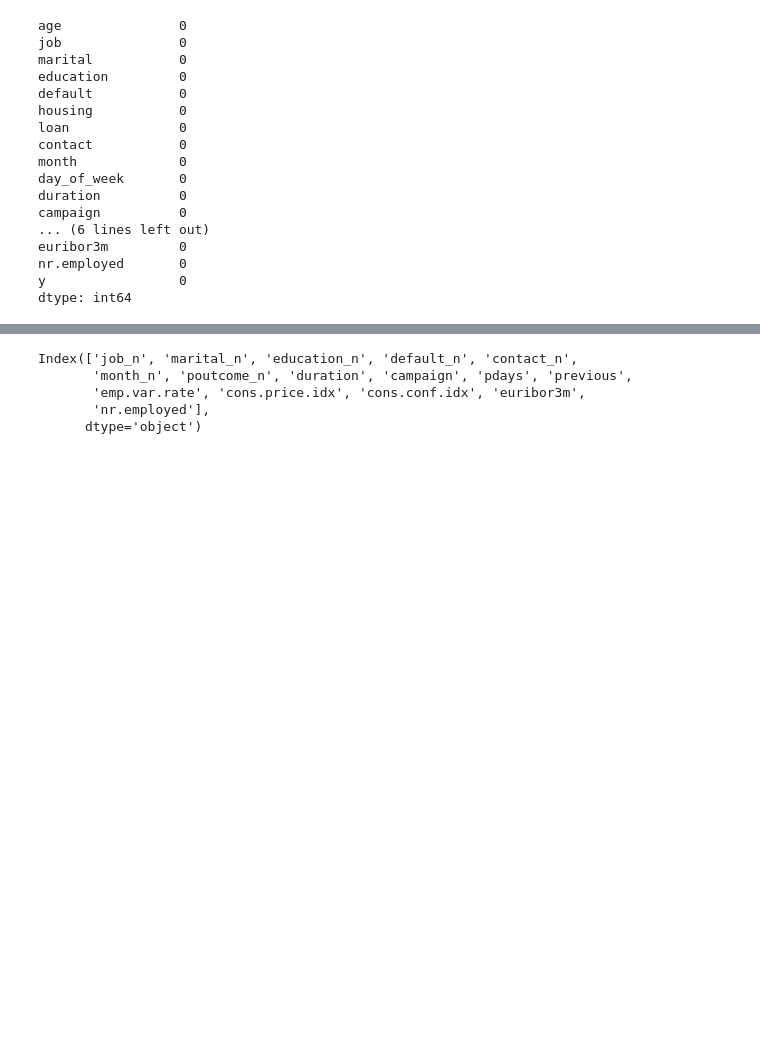
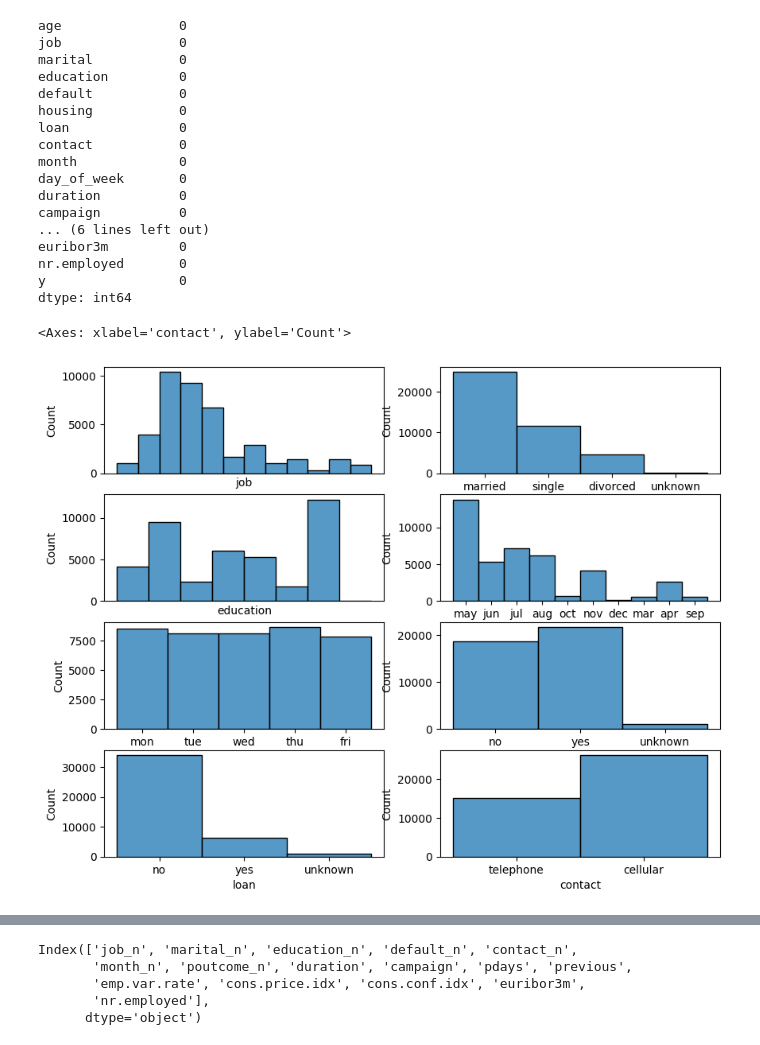
Before and after one commit to grigorow1974/Ejercicio_y_Tutorial_de_Regresion_Logistica, a Jupyter notebook: src/explore.ipynb, the cells around one changed output, grey strips where cells are left out. Saved outputs shown, nothing was run; the diff lists cells and outputs as text; code cells hidden in the pictures; blank space fills up the shorter version.

```diff
--- a/src/explore.ipynb
+++ b/src/explore.ipynb
@@ -62,0 +90,20 @@ dtype: int64
+# %%
+# Pendiente hacer analisis de outlier, graficos y demas.
+# Análisis sobre variables categóricas
+
+import matplotlib.pyplot as plt
+import seaborn as sns
+
+fig,axis = plt.subplots(4,2,figsize=(10,8))
+
+sns.histplot(ax=axis[0,0], data=df, x='job').set_xticks([])
+sns.histplot(ax=axis[0,1], data=df, x='marital')
+sns.histplot(ax=axis[1,0], data=df, x='education').set_xticks([])
+sns.histplot(ax=axis[1,1], data=df, x='month')
+sns.histplot(ax=axis[2,0], data=df, x='day_of_week')
+sns.histplot(ax=axis[2,1], data=df, x='housing')
+sns.histplot(ax=axis[3,0], data=df, x='loan')
+sns.histplot(ax=axis[3,1], data=df, x='contact')
+# %% [output]
+<Axes: xlabel='contact', ylabel='Count'>
+[figure, added]
```
Also changed, not shown: parts of 12 cells of this notebook, 3 other files.
